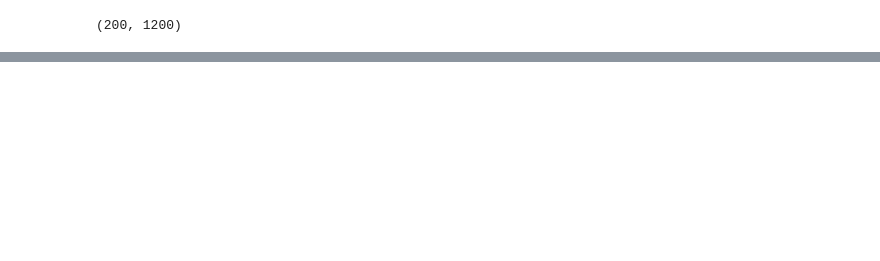
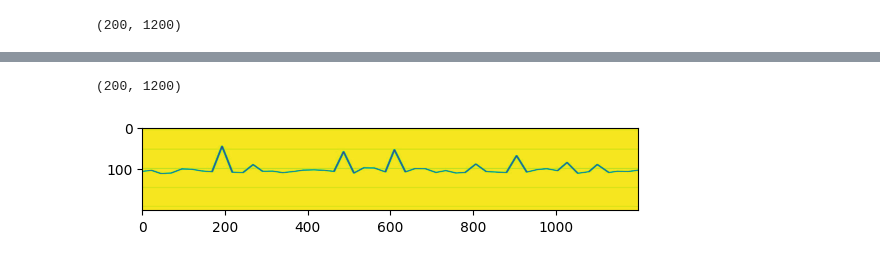
Before and after one commit to Cralsic123/ECG-Analyzer, a Jupyter notebook: ECG_detector.ipynb, the cells around one changed output, grey strips where cells are left out. Cells and saved outputs as stored; diff of their text form; code cells hidden in the pictures; blank space fills up the shorter version.

```diff
--- a/ECG_detector.ipynb
+++ b/ECG_detector.ipynb
@@ -284,0 +451,12 @@ image.size
+# %%
+img = cv2.imread('/content/WhatsApp Image 2024-03-28 at 2.39.18 AM.jpeg', 0)
+img = cv2.resize(img, (1200, 200))
+img.shape
+# %% [output]
+(200, 1200)
+# %%
+plt.imshow(img)
+plt.axis('on')  # Turn off axis
+plt.show()
+# %% [output]
+[figure, added]
```
Also changed, not shown: parts of 28 cells of this notebook.
